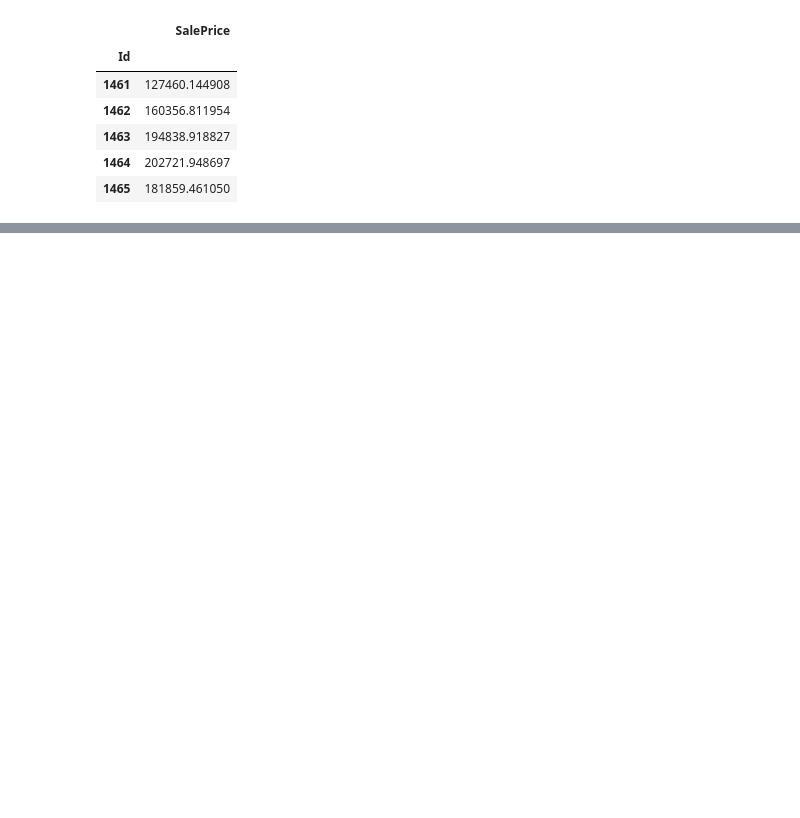
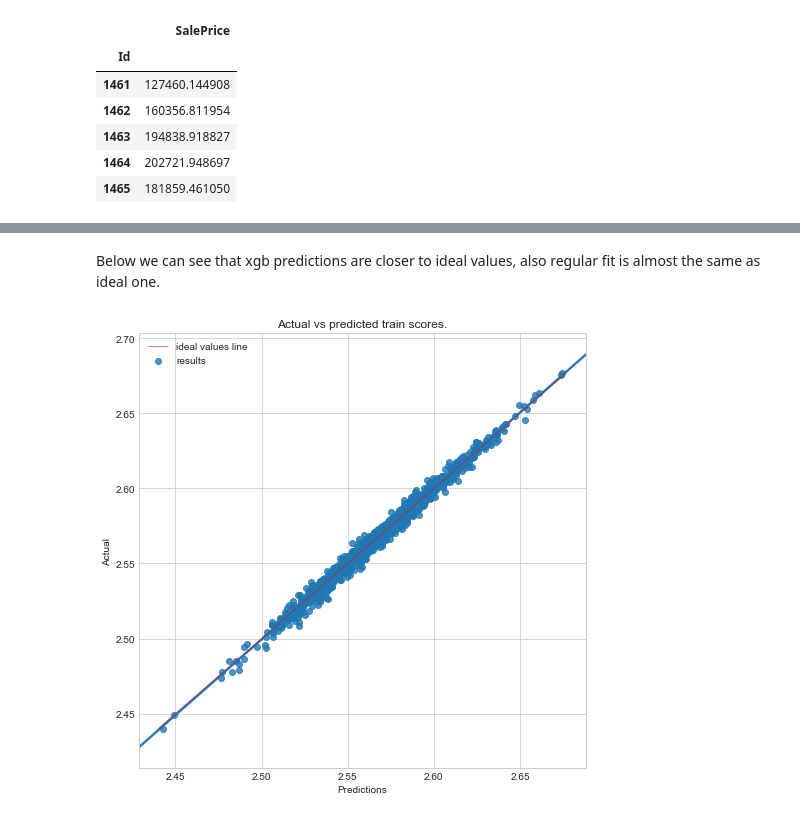
Before and after one commit to matkalinowski/Kaggle-House-prices, a Jupyter notebook: Ensemble.ipynb, the cells around one changed output, grey strips where cells are left out. Saved outputs shown, nothing was run; the diff lists cells and outputs as text; code cells hidden in the pictures; blank space fills up the shorter version.

```diff
--- a/Ensemble.ipynb
+++ b/Ensemble.ipynb
@@ -349,0 +405,6 @@ results[3].plot_results()
+# %% [markdown]
+Below we can see that xgb predictions are closer to ideal values, also regular fit is almost the same as ideal one.
+# %%
+xgb_rp.plot_actual_vs_predicted_train_scores()
+# %% [output]
+[figure, added]
```
Also changed, not shown: parts of 36 cells of this notebook, 9 other files.
